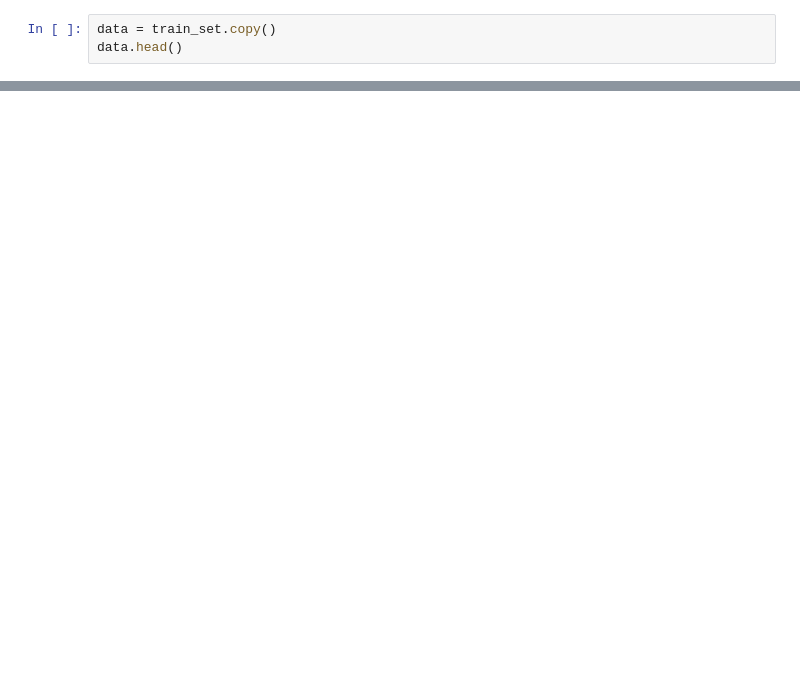
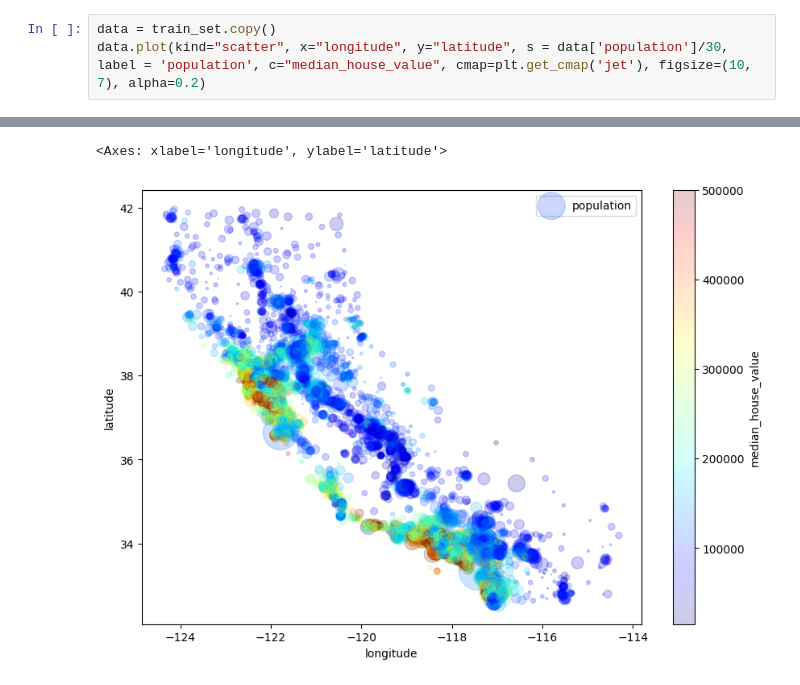
Before and after one commit to Mohammad-Ali-Malekzadeh/Courses, a Jupyter notebook: Advanced-Python-Training/Housing.ipynb, the cells around one changed output, grey strips where cells are left out. Saved outputs shown, nothing was run; the diff lists cells and outputs as text; blank space fills up the shorter version.

```diff
--- a/Advanced-Python-Training/Housing.ipynb
+++ b/Advanced-Python-Training/Housing.ipynb
@@ -34,5 +34,5 @@ train_set.head()
 | 2271 | -119.80 | 36.78 | 43.0 | 2382.0 | 431.0 | 874.0 | 380.0 | ... |
 # %%
 data = train_set.copy()
-data.head()
+data.plot(kind="scatter", x="longitude", y="latitude", s = data['population']/30, label = 'population', c="median_house_value", cmap=plt.get_cmap('jet'), figsize=(10, 7), alpha=0.2)
 # %% [output]
@@ -44,0 +39,2 @@ data.head()
+<Axes: xlabel='longitude', ylabel='latitude'>
+[figure, added]
```
Also changed, not shown: parts of 2 cells of this notebook.
